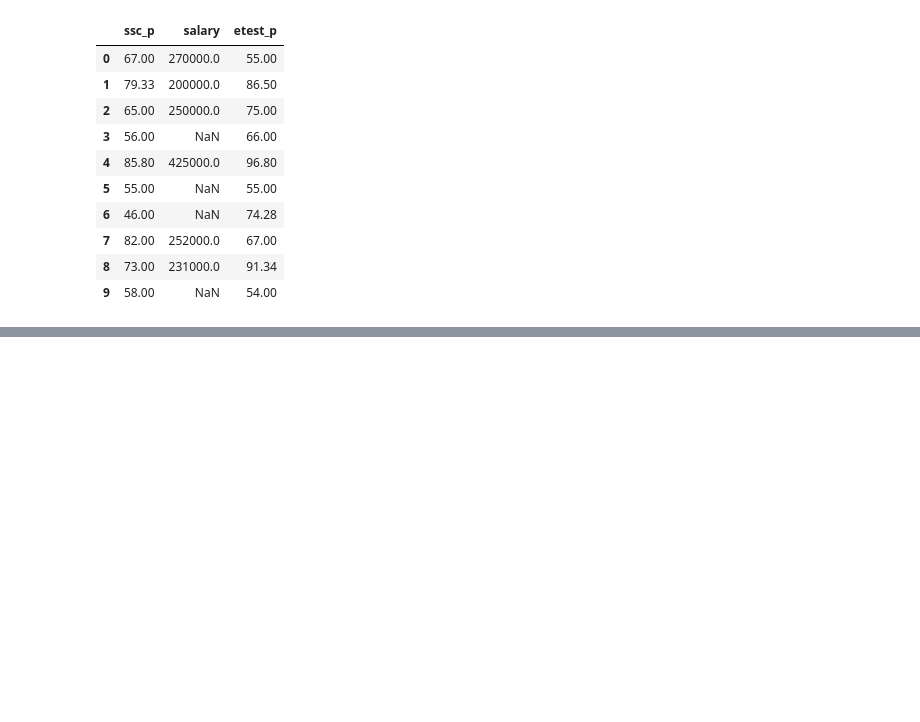
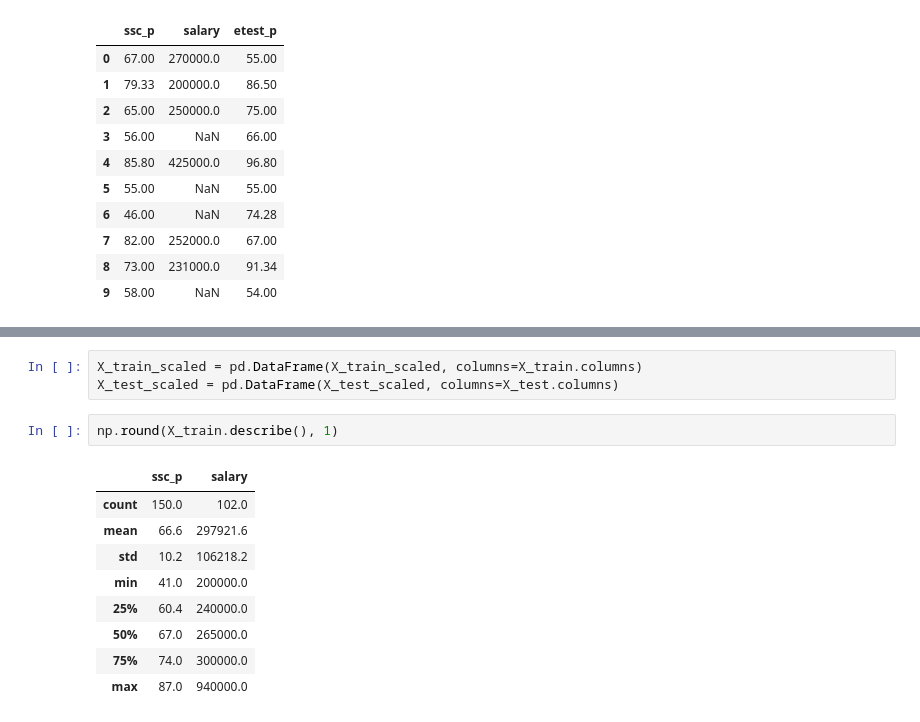
Before and after one commit to chandanpandey4043/Data-Science-and-ML-revision, a Jupyter notebook: Practice/Standardization_practice.ipynb, the cells around one changed output, grey strips where cells are left out. Saved outputs shown, nothing was run; the diff lists cells and outputs as text; blank space fills up the shorter version.

```diff
--- a/Practice/Standardization_practice.ipynb
+++ b/Practice/Standardization_practice.ipynb
@@ -39,0 +101,15 @@ df.head(10)
+# %%
+X_train_scaled = pd.DataFrame(X_train_scaled, columns=X_train.columns)
+X_test_scaled = pd.DataFrame(X_test_scaled, columns=X_test.columns)
+# %%
+np.round(X_train.describe(), 1)
+# %% [output]
+|  | ssc_p | salary |
+| count | 150.0 | 102.0 |
+| mean | 66.6 | 297921.6 |
+| std | 10.2 | 106218.2 |
+| min | 41.0 | 200000.0 |
+| 25% | 60.4 | 240000.0 |
+| 50% | 67.0 | 265000.0 |
+| 75% | 74.0 | 300000.0 |
+| max | 87.0 | 940000.0 |
```
Also changed, not shown: parts of 13 cells of this notebook.
